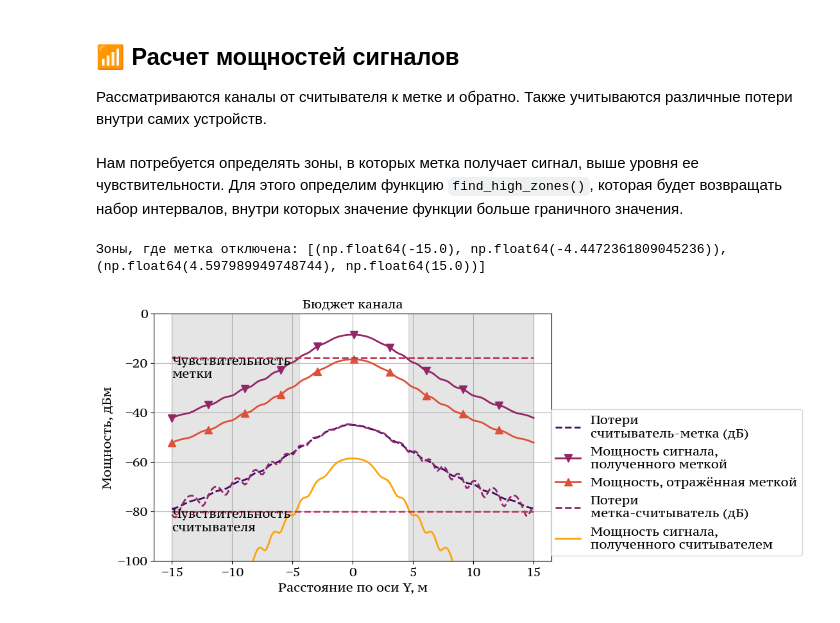
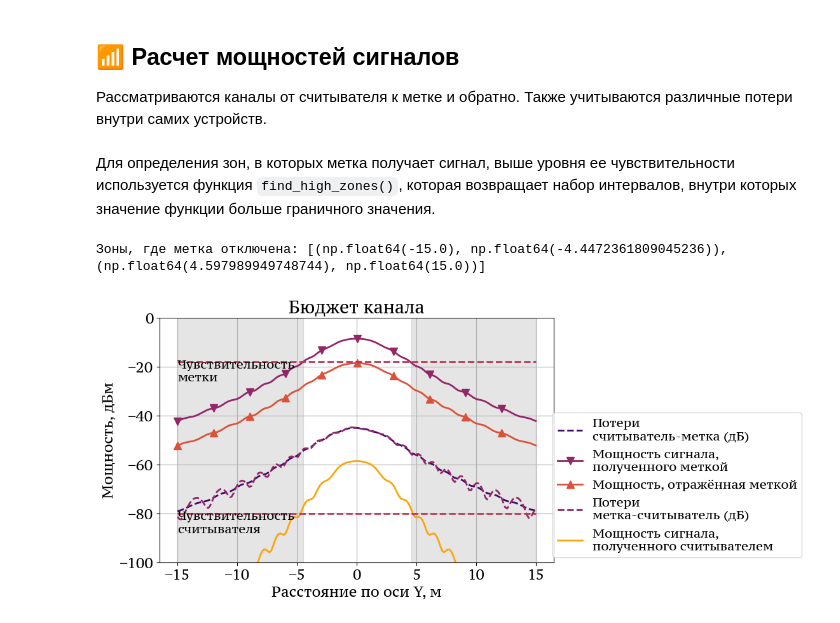
Before and after one commit to VilmenAbramian/simulation, a Jupyter notebook: pysim/experiments/channel.ipynb, the cells around one changed output. Drawn from its saved outputs; the diff is of its cells as text; code cells hidden in the pictures.

```diff
--- a/pysim/experiments/channel.ipynb
+++ b/pysim/experiments/channel.ipynb
@@ -34,3 +41,5 @@ setup_matplotlib()
+# %%
+DIRECTORY = 'channel'
 # %% [markdown]
 ### 🌍 Параметры окружающей среды
 # %%
@@ -57,13 +73,10 @@ RADIATION_PATTERN = channel.rp_dipole
 # %% [markdown]
 ### 📶 Параметры RFID считывателя
 # %%
-DEFAULT_SPEED = 10             # Метров в секунду
-DEFAULT_ORIENTATION = 'front'  # front или back
-
-READER_POS = np.array((5.0, 0, 5))               # Высота 5 метров
-vector = np.array((0, 0, -1))
-READER_ANTENNA_DIRECTION =  vector/np.linalg.norm(vector)
-READER_POLARIZATION = CIRCULAR_POLARIZATION        # Поляризация антенны
+DEFAULT_SPEED = 10               # Метров в секунду
+READER_POS = np.array((5, 0, 5)) # Высота 5 метров
+READER_ANTENNA_DIRECTION = channel.normalize(np.array((0, 0, -1)))
+READER_POLARIZATION = CIRCULAR_POLARIZATION # Поляризация антенны
 READER_GAIN = 8            # Усиление антенны
 READER_CABLE_LOSS = -2.0   # dBm
 READER_NOISE = -80.0       # dBm
@@ -78,7 +91,7 @@ TRCAL_MUL = 1.95 # TODO: унифицировать везде множител
 ### 🏷️ Параметры RFID метки
 # %%
 TAG_POS = np.array((5.0, 0, 0))                # Метка на земле
-TAG_ANTENNA_DIRECTION = np.array((0, 0, 1.0))  # Направление антенны метки (вверх)
+TAG_ANTENNA_DIRECTION = channel.normalize(((0, 0, 1.0)))  # Направление антенны метки (вверх)
 TAG_POLARIZATION = HORIZONTAL_POLARIZATION     # Поляризация антенны
 TAG_SENSITIVITY = -18.0       # dBm
 TAG_GAIN = 2.0                # Усиление антенны
@@ -357,7 +371,4 @@ def get_reader_rx(y: float, v: float, t: float, power: float) -> float:
     gain = READER_GAIN + TAG_GAIN
     return power + path_loss + pol_loss + gain + READER_CABLE_LOSS
 # %% [markdown]
-Нам потребуется определять зоны, в которых метка получает сигнал,
-выше уровня ее чувствительности. Для этого определим функцию `find_high_zones()`,
-которая будет возвращать набор интервалов, внутри которых значение функции больше
-граничного значения.
+Для определения зон, в которых метка получает сигнал, выше уровня ее чувствительности используется функция `find_high_zones()`, которая возвращает набор интервалов, внутри которых значение функции больше граничного значения.
@@ -434,5 +375,7 @@ def find_zones(
 # %%
-def plot_budget(image_name: str = '', save_fig: bool = False) -> None:
+def plot_budget(
+    image_name: str = 'Channel budget', save_fig: bool = False
+) -> None:
     """
     Построение графиков бюджета канала между считывателем и меткой.
     Параметры окружающей среды:
@@ -450,7 +393,8 @@ def plot_budget(image_name: str = '', save_fig: bool = False) -> None:
     tag_accepted_power = [get_tag_rx(x, v=0, t=0) for x in ox_axis]
     tag_radiated_power = [get_tag_tx(power) for power in tag_accepted_power]
     tag2reader_pl = [get_pathloss(x, TAG_POLARIZATION) for x in ox_axis]
-    reader_accepted_power = [get_reader_rx(x, v=0, t=0, power=tag_power) for (x, tag_power) in zip(ox_axis, tag_radiated_power)]
+    reader_accepted_power = [get_reader_rx(x, v=0, t=0, power=tag_power)
+                             for (x, tag_power) in zip(ox_axis, tag_radiated_power)]
 
     # Ограничения осей
     y_max = 0
@@ -458,57 +402,61 @@ def plot_budget(image_name: str = '', save_fig: bool = False) -> None:
 
     # Оформление графиков---------------------------------------------------------
     # Получение результатов
-    fig, ax = plt.subplots(figsize=FIGSIZE, nrows=1, ncols=1)
+    fig, ax = plt.subplots(figsize=GraphConsts.FIGSIZE, nrows=1, ncols=1)
     ax.plot(ox_axis, reader2tag_pl, label='Потери\nсчитыватель-метка (дБ)',
-        linewidth=LINEWIDTH, linestyle='--', color=get_color(0.2), )
+        linestyle='--', color=get_color(0.2))
     ax.plot(ox_axis, tag_accepted_power, label='Мощность сигнала,\nполученного меткой',
-        linewidth=LINEWIDTH, linestyle='-', marker='v', markevery=MARKEVERY, markersize=MARKERSIZE,
+        linestyle='-', marker='v', markevery=GraphConsts.MARKEVERY,
         color=get_color(0.4))
     ax.plot(ox_axis, tag_radiated_power, label='Мощность, отражённая меткой',
-        linewidth=LINEWIDTH, linestyle='-', marker='^', markevery=MARKEVERY, markersize=MARKERSIZE,
+        linestyle='-', marker='^', markevery=GraphConsts.MARKEVERY,
         color=get_color(0.6))
     ax.plot(ox_axis, tag2reader_pl, label='Потери\nметка-считыватель (дБ)',
-        linewidth=LINEWIDTH, linestyle='--', color=get_color(0.4), )
+        linestyle='--', color=get_color(0.4))
     ax.plot(ox_axis, reader_accepted_power, label='Мощность сигнала,\nполученного считывателем',
-        linewidth=LINEWIDTH, color=get_color(0.8))
+        color=get_color(0.8))
 
     # Линии чувствительности метки и считывателя
     ax.hlines(y=TAG_SENSITIVITY, xmin=ox_axis[0], xmax=ox_axis[-1],
-          colors=get_color(0.5), linestyles='--', linewidths=2)
+          colors=get_color(0.5), linestyles='--')
     ax.hlines(y=READER_SENSITIVITY, xmin=ox_axis[0], xmax=ox_axis[-1],
-          colors=get_color(0.5), linestyles='--', linewidths=2)
+          colors=get_color(0.5), linestyles='--')
 
     # Области, в которых метка выключена
     tag_off_intervals = find_zones(ox_axis, tag_accepted_power, TAG_SENSITIVITY, use_upper=False)
     print(f'Зоны, где метка отключена: {tag_off_intervals}')
     for interval in tag_off_intervals:
         ax.add_patch(patches.Rectangle(xy=(interval[0], y_min),
             width=(interval[1] - interval[0]),
             height=(y_max - y_min),
             fill=True, color='gray', alpha=0.2))
 
-    ax.text(x=MINIMUM_DISTANCE, y=TAG_SENSITIVITY-8, s='Чувствительность\nметки',
-            fontdict={'style': 'italic'}, fontsize=LEGEND_FONTSIZE)
-    ax.text(x=MINIMUM_DISTANCE, y=READER_SENSITIVITY-8, fontsize=LEGEND_FONTSIZE,
-            s='Чувствительность\nсчитывателя',
-    fontdict={'style': 'italic'})
+    ax.text(x=MINIMUM_DISTANCE, y=TAG_SENSITIVITY-8,
+            s='Чувствительность\nметки', fontsize=GraphConsts.LEGEND_FONTSIZE,
+            fontdict={'style': 'italic'})
+    ax.text(x=MINIMUM_DISTANCE, y=READER_SENSITIVITY-8,
+            s='Чувствительность\nсчитывателя', fontsize=GraphConsts.LEGEND_FONTSIZE,
+            fontdict={'style': 'italic'})
 
     # Оси и легенда
     ax.set_ylim((y_min, y_max))
     ax.grid()
-    ax.set_xlabel('Расстояние по оси Y, м', fontsize=LEGEND_FONTSIZE)
-    ax.set_ylabel('Мощность, дБм', fontsize=LEGEND_FONTSIZE)
-    ax.tick_params(axis='both', which='major', labelsize=LEGEND_FONTSIZE)
+    ax.set_xlabel('Расстояние по оси Y, м')
+    ax.set_ylabel('Мощность, дБм')
+    ax.tick_params(axis='both', which='major')
 
     handles, labels = ax.get_legend_handles_labels()
     patch = patches.Patch(color='grey', alpha=0.5)
     handles.append(patch)
-    fig.legend(bbox_to_anchor=(1.4, 0.6), fontsize=LEGEND_FONTSIZE)
-    ax.set_title('Бюджет канала', fontsize=LEGEND_FONTSIZE)
+    fig.legend(bbox_to_anchor=(1.4, 0.6))
+    ax.set_title('Бюджет канала')
+
+    if save_fig:
+        savefig(name=image_name, directory=DIRECTORY)
 
 # Вызов функции
-plot_budget(image_name='', save_fig=False)
+plot_budget(save_fig=True)
 # %% [output]
 Зоны, где метка отключена: [(np.float64(-15.0), np.float64(-4.4472361809045236)), (np.float64(4.597989949748744), np.float64(15.0))]
-[figure, old version]
+[figure, new version]
 # %% [markdown]
```
Also changed, not shown: parts of 24 cells of this notebook, 18 other files.
